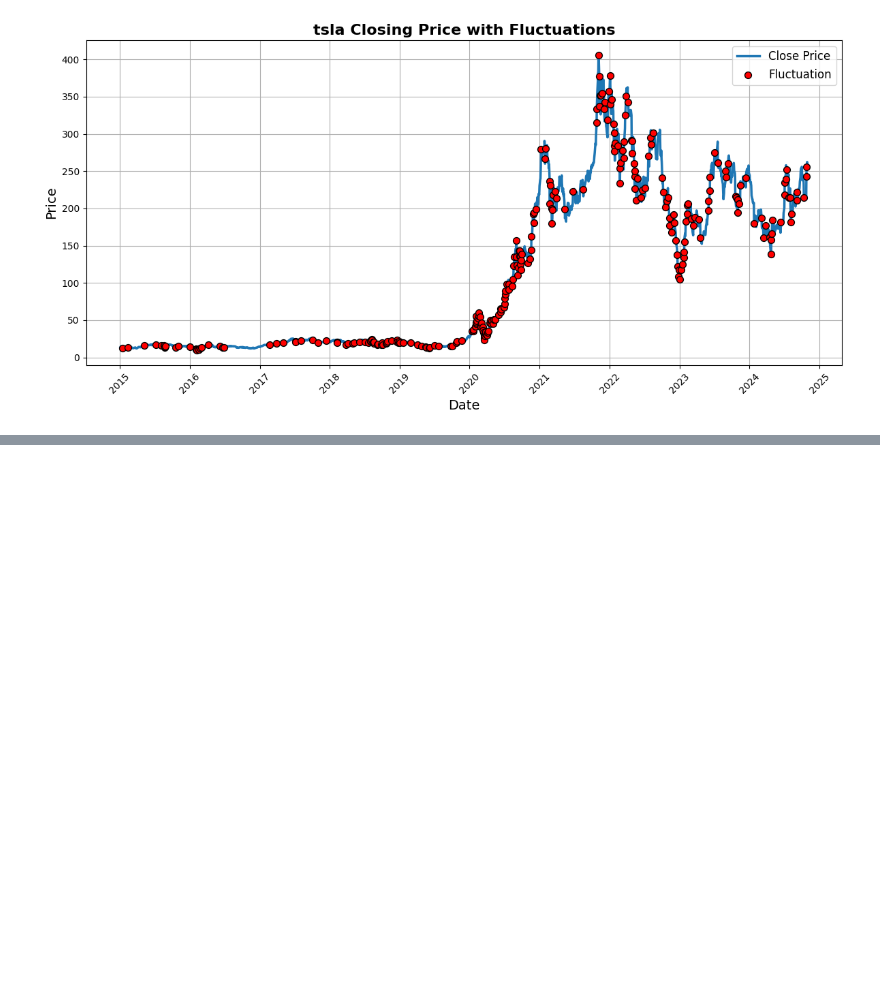
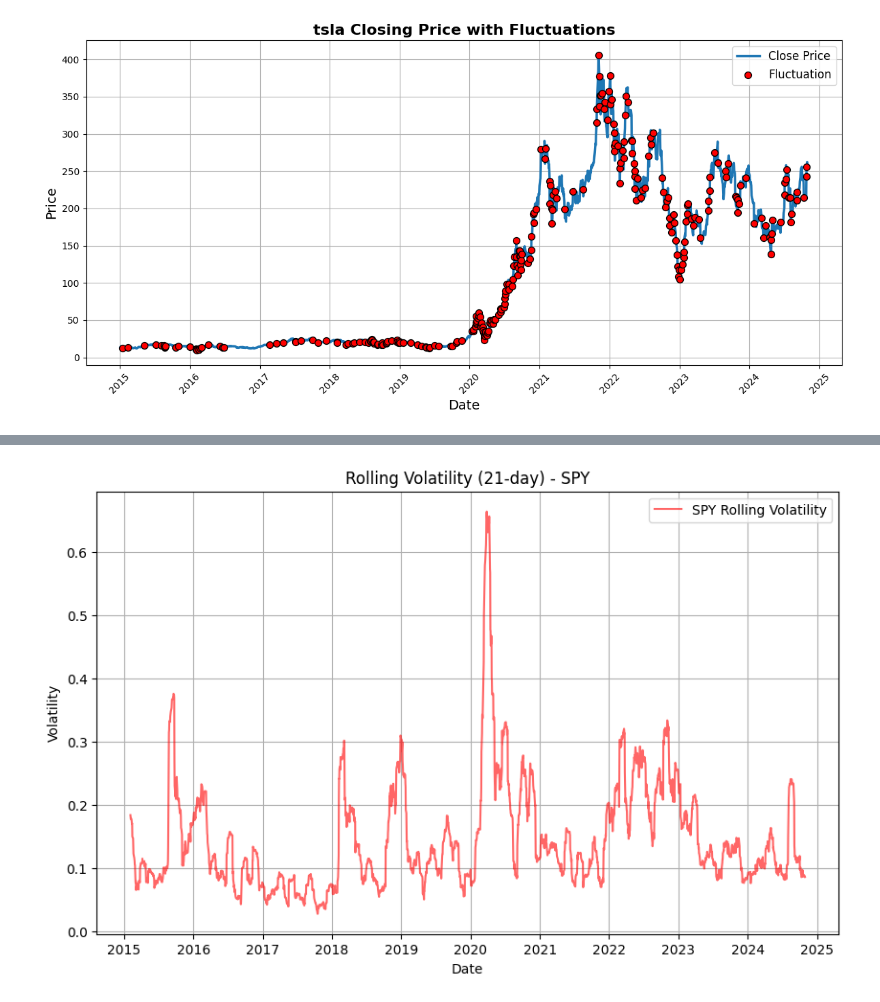
Before and after one commit to hermelawesene/GMF-portfolio-optimization--WEEK11, a Jupyter notebook: notebooks/preprocessing_eda.ipynb, the cells around one changed output, grey strips where cells are left out. Cells and saved outputs as stored; diff of their text form; code cells hidden in the pictures; blank space fills up the shorter version.

```diff
--- a/notebooks/preprocessing_eda.ipynb
+++ b/notebooks/preprocessing_eda.ipynb
@@ -161,0 +143,5 @@ plt.show()
+# %%
+#Calculate and plot the daily percentage change to observe volatility of SPY.
+rolling_volatility(spy_data, "SPY")
+# %% [output]
+[figure, added]
```
Also changed, not shown: parts of 14 cells of this notebook, 1 other file.
